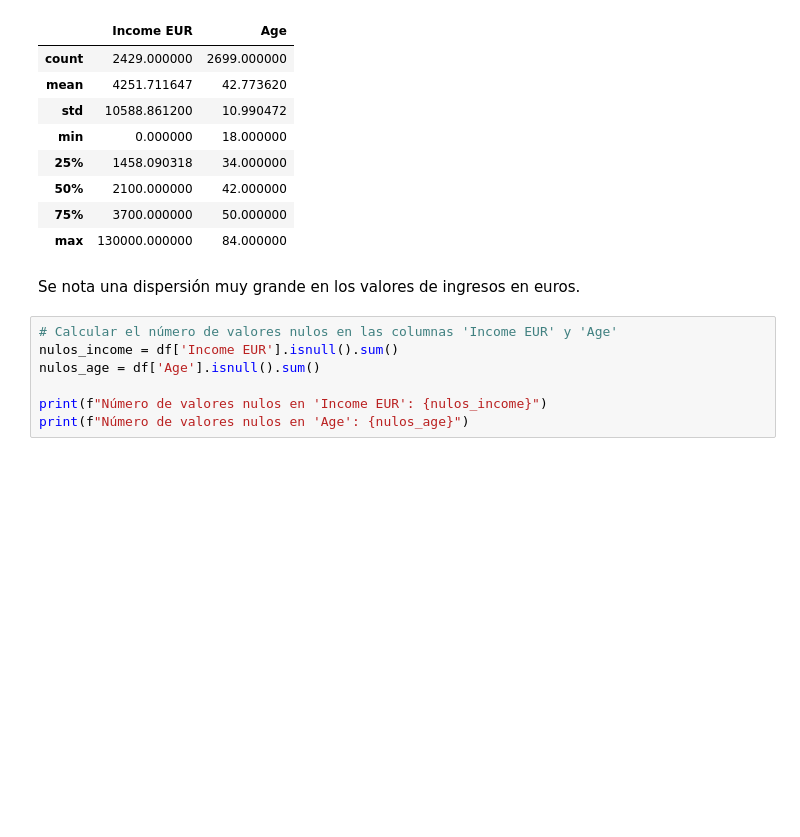
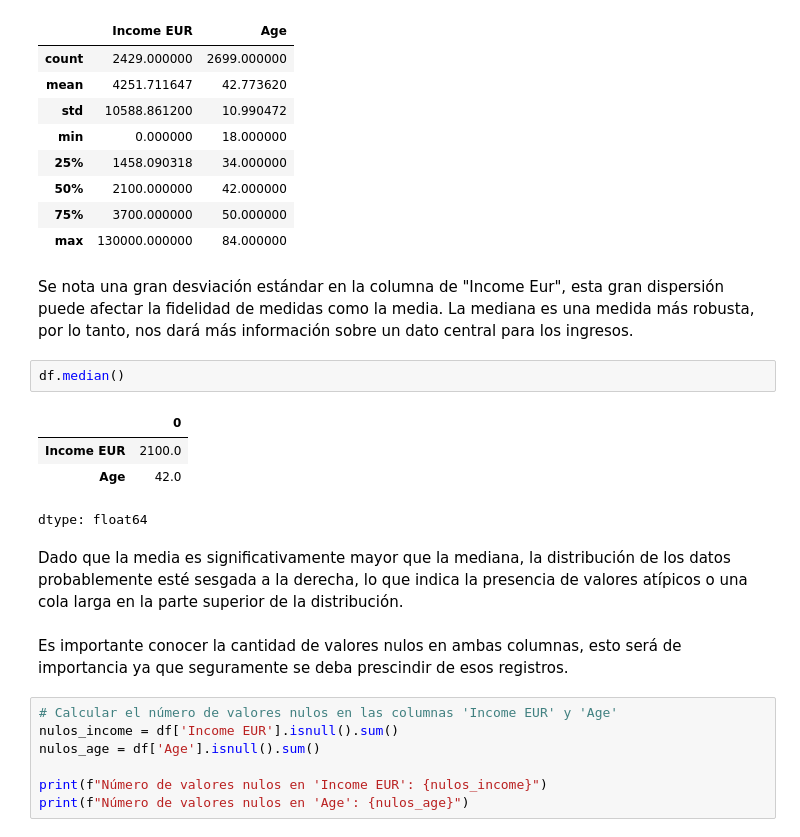
Before and after one commit to EduardoAve/Data-science-projects, a Jupyter notebook: bivariado.ipynb, the cells around one changed output. Drawn from its saved outputs; the diff is of its cells as text; blank space fills up the shorter version.

```diff
--- a/bivariado.ipynb
+++ b/bivariado.ipynb
@@ -46,8 +46,20 @@ df.describe()
 | 50% | 2100.000000 | 42.000000 |
 | 75% | 3700.000000 | 50.000000 |
 | max | 130000.000000 | 84.000000 |
-# %% [markdown]
-Se nota una dispersión muy grande en los valores de ingresos en euros.
+# %% [markdown]
+Se nota una gran desviación estándar en la columna de "Income Eur", esta gran dispersión puede afectar la fidelidad de medidas como la media.
+La mediana es una medida más robusta, por lo tanto, nos dará más información sobre un dato central para los ingresos.
+# %%
+df.median()
+# %% [output]
+|  | 0 |
+| Income EUR | 2100.0 |
+| Age | 42.0 |
+dtype: float64
+# %% [markdown]
+Dado que la media es significativamente mayor que la mediana, la distribución de los datos probablemente esté sesgada a la derecha, lo que indica la presencia de valores atípicos o una cola larga en la parte superior de la distribución.
+# %% [markdown]
+Es importante conocer la cantidad de valores nulos en ambas columnas, esto será de importancia ya que seguramente se deba prescindir de esos registros.
 # %%
 # Calcular el número de valores nulos en las columnas 'Income EUR' y 'Age'
 nulos_income = df['Income EUR'].isnull().sum()
```
Also changed, not shown: parts of 2 cells of this notebook.
